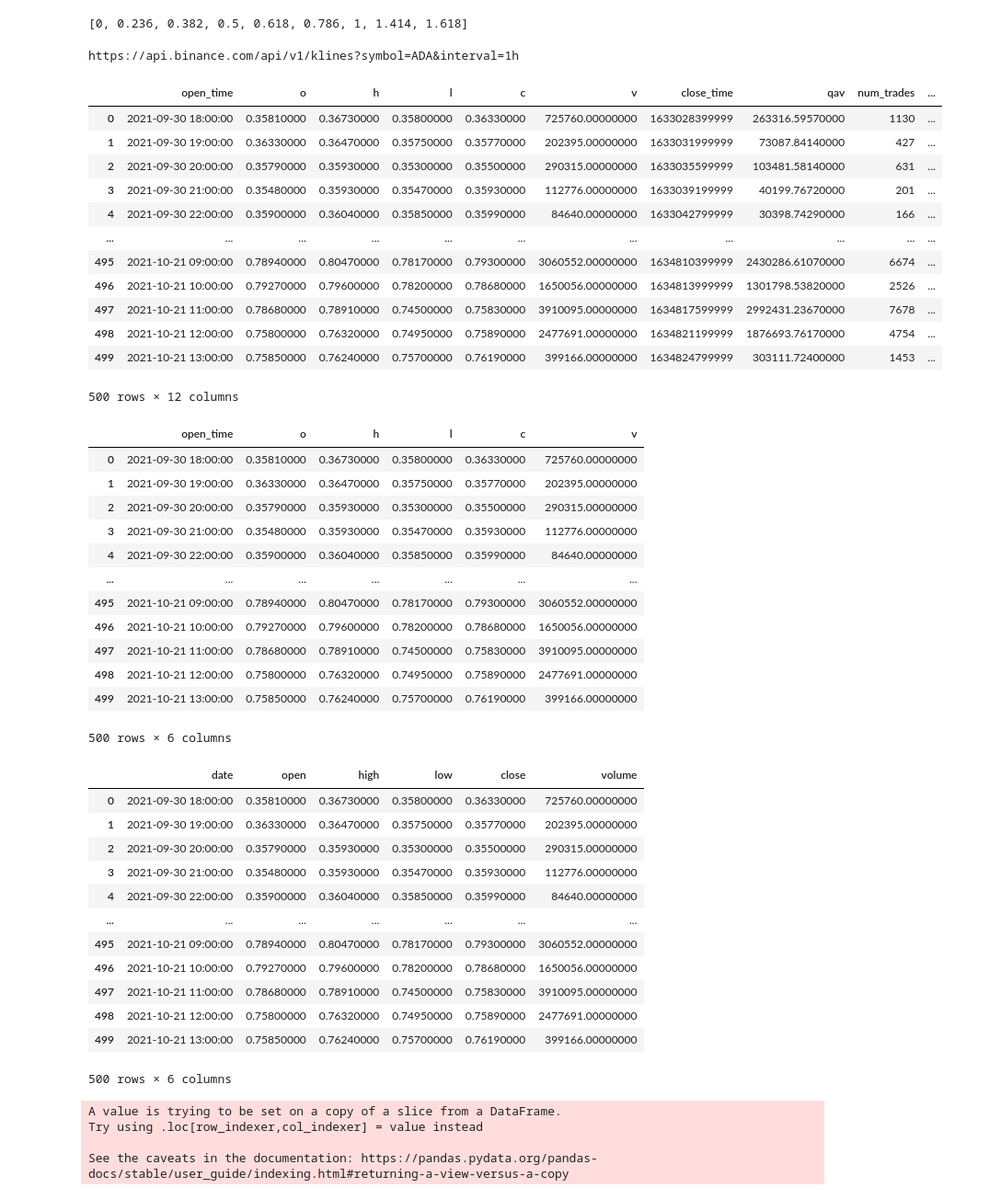
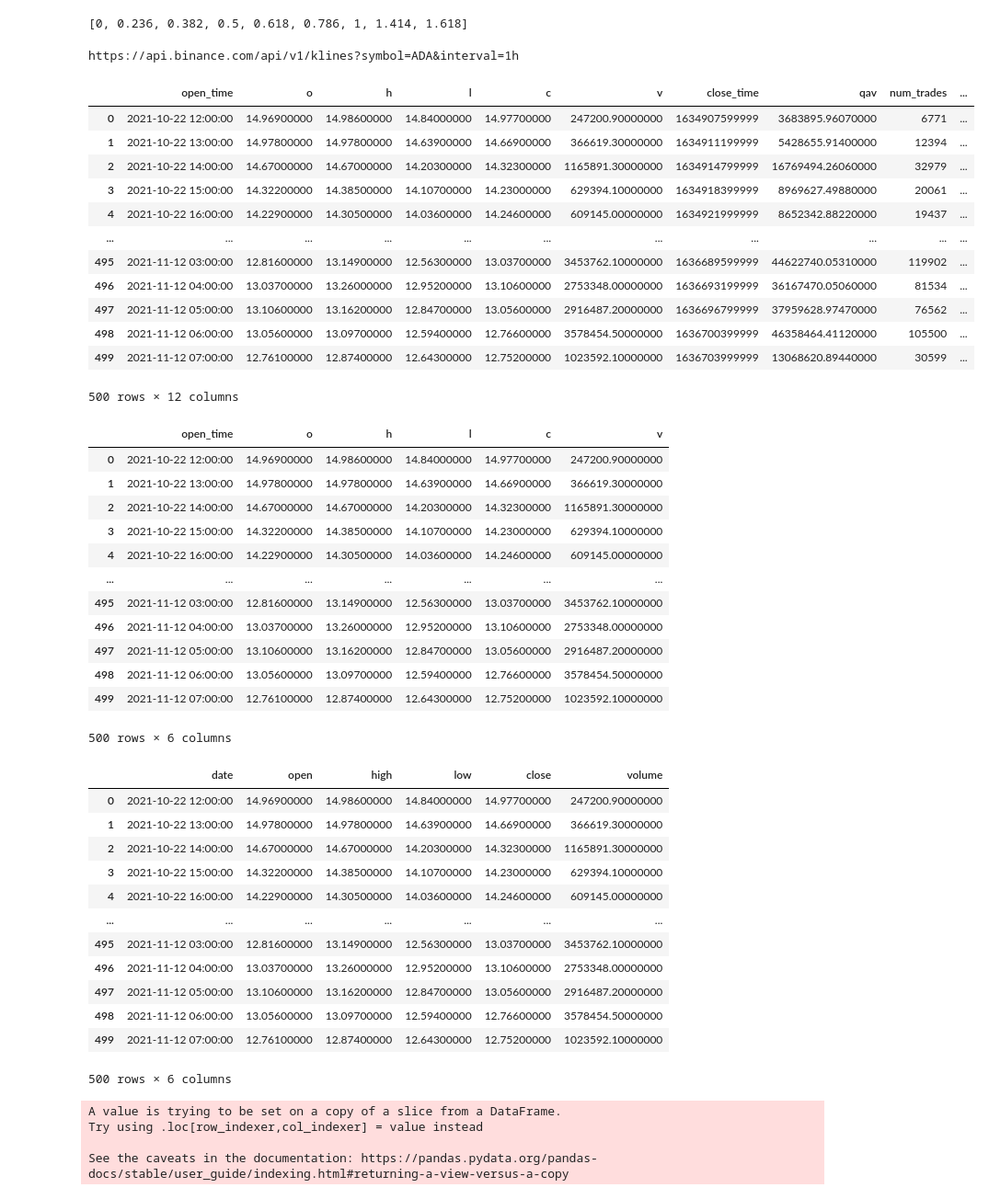
Before and after one commit to hjabbour/ML, a Jupyter notebook: Stochastichlive.ipynb, the cells around one changed output. Shown at 92% size. Drawn from its saved outputs; the diff is of its cells as text; code cells hidden in the pictures.

```diff
--- a/Stochastichlive.ipynb
+++ b/Stochastichlive.ipynb
@@ -54,86 +54,86 @@ ratios
 # %%
 ## get the data
 import os
-symbols= ['KEEPUSDT']
+symbols= ['OMGUSDT']
 live = pd.to_datetime('today')
-start = pd.to_datetime('2020-02-01')
-end = pd.to_datetime('2021-10-21')
+start = pd.to_datetime('2020-01-01')
+end = pd.to_datetime('2021-10-31')
 
 root_url = 'https://api.binance.com/api/v1/klines'
 symbol = 'ADA'
 interval = '1h'
 url = root_url + '?symbol=' + symbol + '&interval=' + interval
 print(url)
 
 
 directory = 'BN-main'
 table = []
 
 
 
         #now = df.close[df.close.idxmax()]
 #get the live price
         #array = filename.split("/")
         #symbol =array[0]+'USDT'
 for symbol in symbols:
         url = root_url + '?symbol=' + symbol + '&interval=' + interval
         data = json.loads(requests.get(url).text)
         dflive = pd.DataFrame(data ,columns =['open_time',
               'o', 'h', 'l', 'c', 'v',
               'close_time', 'qav', 'num_trades',
               'taker_base_vol', 'taker_quote_vol', 'ignore'])
         dflive.open_time = pd.to_datetime(dflive['open_time'],unit='ms')
         dflive=dflive.loc[(dflive.open_time>start)]
 
 dflive
 # %% [output]
 https://api.binance.com/api/v1/klines?symbol=ADA&interval=1h
 |  | open_time | o | h | l | c | v | close_time | qav | num_trades | ... |
-| 0 | 2021-09-30 18:00:00 | 0.35810000 | 0.36730000 | 0.35800000 | 0.36330000 | 725760.00000000 | 1633028399999 | 263316.59570000 | 1130 | ... |
-| 1 | 2021-09-30 19:00:00 | 0.36330000 | 0.36470000 | 0.35750000 | 0.35770000 | 202395.00000000 | 1633031999999 | 73087.84140000 | 427 | ... |
-| 2 | 2021-09-30 20:00:00 | 0.35790000 | 0.35930000 | 0.35300000 | 0.35500000 | 290315.00000000 | 1633035599999 | 103481.58140000 | 631 | ... |
-| 3 | 2021-09-30 21:00:00 | 0.35480000 | 0.35930000 | 0.35470000 | 0.35930000 | 112776.00000000 | 1633039199999 | 40199.76720000 | 201 | ... |
-| 4 | 2021-09-30 22:00:00 | 0.35900000 | 0.36040000 | 0.35850000 | 0.35990000 | 84640.00000000 | 1633042799999 | 30398.74290000 | 166 | ... |
+| 0 | 2021-10-22 12:00:00 | 14.96900000 | 14.98600000 | 14.84000000 | 14.97700000 | 247200.90000000 | 1634907599999 | 3683895.96070000 | 6771 | ... |
+| 1 | 2021-10-22 13:00:00 | 14.97800000 | 14.97800000 | 14.63900000 | 14.66900000 | 366619.30000000 | 1634911199999 | 5428655.91400000 | 12394 | ... |
+| 2 | 2021-10-22 14:00:00 | 14.67000000 | 14.67000000 | 14.20300000 | 14.32300000 | 1165891.30000000 | 1634914799999 | 16769494.26060000 | 32979 | ... |
+| 3 | 2021-10-22 15:00:00 | 14.32200000 | 14.38500000 | 14.10700000 | 14.23000000 | 629394.10000000 | 1634918399999 | 8969627.49880000 | 20061 | ... |
+| 4 | 2021-10-22 16:00:00 | 14.22900000 | 14.30500000 | 14.03600000 | 14.24600000 | 609145.00000000 | 1634921999999 | 8652342.88220000 | 19437 | ... |
 | ... | ... | ... | ... | ... | ... | ... | ... | ... | ... | ... |
-| 495 | 2021-10-21 09:00:00 | 0.78940000 | 0.80470000 | 0.78170000 | 0.79300000 | 3060552.00000000 | 1634810399999 | 2430286.61070000 | 6674 | ... |
-| 496 | 2021-10-21 10:00:00 | 0.79270000 | 0.79600000 | 0.78200000 | 0.78680000 | 1650056.00000000 | 1634813999999 | 1301798.53820000 | 2526 | ... |
-| 497 | 2021-10-21 11:00:00 | 0.78680000 | 0.78910000 | 0.74500000 | 0.75830000 | 3910095.00000000 | 1634817599999 | 2992431.23670000 | 7678 | ... |
-| 498 | 2021-10-21 12:00:00 | 0.75800000 | 0.76320000 | 0.74950000 | 0.75890000 | 2477691.00000000 | 1634821199999 | 1876693.76170000 | 4754 | ... |
-| 499 | 2021-10-21 13:00:00 | 0.75850000 | 0.76240000 | 0.75700000 | 0.76190000 | 399166.00000000 | 1634824799999 | 303111.72400000 | 1453 | ... |
+| 495 | 2021-11-12 03:00:00 | 12.81600000 | 13.14900000 | 12.56300000 | 13.03700000 | 3453762.10000000 | 1636689599999 | 44622740.05310000 | 119902 | ... |
+| 496 | 2021-11-12 04:00:00 | 13.03700000 | 13.26000000 | 12.95200000 | 13.10600000 | 2753348.00000000 | 1636693199999 | 36167470.05060000 | 81534 | ... |
+| 497 | 2021-11-12 05:00:00 | 13.10600000 | 13.16200000 | 12.84700000 | 13.05600000 | 2916487.20000000 | 1636696799999 | 37959628.97470000 | 76562 | ... |
+| 498 | 2021-11-12 06:00:00 | 13.05600000 | 13.09700000 | 12.59400000 | 12.76600000 | 3578454.50000000 | 1636700399999 | 46358464.41120000 | 105500 | ... |
+| 499 | 2021-11-12 07:00:00 | 12.76100000 | 12.87400000 | 12.64300000 | 12.75200000 | 1023592.10000000 | 1636703999999 | 13068620.89440000 | 30599 | ... |
 500 rows × 12 columns
 # %%
 ada15 = dflive[['open_time','o','h','l','c','v']]
 ada15
 # %% [output]
 |  | open_time | o | h | l | c | v |
-| 0 | 2021-09-30 18:00:00 | 0.35810000 | 0.36730000 | 0.35800000 | 0.36330000 | 725760.00000000 |
-| 1 | 2021-09-30 19:00:00 | 0.36330000 | 0.36470000 | 0.35750000 | 0.35770000 | 202395.00000000 |
-| 2 | 2021-09-30 20:00:00 | 0.35790000 | 0.35930000 | 0.35300000 | 0.35500000 | 290315.00000000 |
-| 3 | 2021-09-30 21:00:00 | 0.35480000 | 0.35930000 | 0.35470000 | 0.35930000 | 112776.00000000 |
-| 4 | 2021-09-30 22:00:00 | 0.35900000 | 0.36040000 | 0.35850000 | 0.35990000 | 84640.00000000 |
+| 0 | 2021-10-22 12:00:00 | 14.96900000 | 14.98600000 | 14.84000000 | 14.97700000 | 247200.90000000 |
+| 1 | 2021-10-22 13:00:00 | 14.97800000 | 14.97800000 | 14.63900000 | 14.66900000 | 366619.30000000 |
+| 2 | 2021-10-22 14:00:00 | 14.67000000 | 14.67000000 | 14.20300000 | 14.32300000 | 1165891.30000000 |
+| 3 | 2021-10-22 15:00:00 | 14.32200000 | 14.38500000 | 14.10700000 | 14.23000000 | 629394.10000000 |
+| 4 | 2021-10-22 16:00:00 | 14.22900000 | 14.30500000 | 14.03600000 | 14.24600000 | 609145.00000000 |
 | ... | ... | ... | ... | ... | ... | ... |
-| 495 | 2021-10-21 09:00:00 | 0.78940000 | 0.80470000 | 0.78170000 | 0.79300000 | 3060552.00000000 |
-| 496 | 2021-10-21 10:00:00 | 0.79270000 | 0.79600000 | 0.78200000 | 0.78680000 | 1650056.00000000 |
-| 497 | 2021-10-21 11:00:00 | 0.78680000 | 0.78910000 | 0.74500000 | 0.75830000 | 3910095.00000000 |
-| 498 | 2021-10-21 12:00:00 | 0.75800000 | 0.76320000 | 0.74950000 | 0.75890000 | 2477691.00000000 |
-| 499 | 2021-10-21 13:00:00 | 0.75850000 | 0.76240000 | 0.75700000 | 0.76190000 | 399166.00000000 |
+| 495 | 2021-11-12 03:00:00 | 12.81600000 | 13.14900000 | 12.56300000 | 13.03700000 | 3453762.10000000 |
+| 496 | 2021-11-12 04:00:00 | 13.03700000 | 13.26000000 | 12.95200000 | 13.10600000 | 2753348.00000000 |
+| 497 | 2021-11-12 05:00:00 | 13.10600000 | 13.16200000 | 12.84700000 | 13.05600000 | 2916487.20000000 |
+| 498 | 2021-11-12 06:00:00 | 13.05600000 | 13.09700000 | 12.59400000 | 12.76600000 | 3578454.50000000 |
+| 499 | 2021-11-12 07:00:00 | 12.76100000 | 12.87400000 | 12.64300000 | 12.75200000 | 1023592.10000000 |
 500 rows × 6 columns
 # %%
 ada15.columns=['date','open','high','low','close','volume']
 ada15
 # %% [output]
 |  | date | open | high | low | close | volume |
-| 0 | 2021-09-30 18:00:00 | 0.35810000 | 0.36730000 | 0.35800000 | 0.36330000 | 725760.00000000 |
-| 1 | 2021-09-30 19:00:00 | 0.36330000 | 0.36470000 | 0.35750000 | 0.35770000 | 202395.00000000 |
-| 2 | 2021-09-30 20:00:00 | 0.35790000 | 0.35930000 | 0.35300000 | 0.35500000 | 290315.00000000 |
-| 3 | 2021-09-30 21:00:00 | 0.35480000 | 0.35930000 | 0.35470000 | 0.35930000 | 112776.00000000 |
-| 4 | 2021-09-30 22:00:00 | 0.35900000 | 0.36040000 | 0.35850000 | 0.35990000 | 84640.00000000 |
+| 0 | 2021-10-22 12:00:00 | 14.96900000 | 14.98600000 | 14.84000000 | 14.97700000 | 247200.90000000 |
+| 1 | 2021-10-22 13:00:00 | 14.97800000 | 14.97800000 | 14.63900000 | 14.66900000 | 366619.30000000 |
+| 2 | 2021-10-22 14:00:00 | 14.67000000 | 14.67000000 | 14.20300000 | 14.32300000 | 1165891.30000000 |
+| 3 | 2021-10-22 15:00:00 | 14.32200000 | 14.38500000 | 14.10700000 | 14.23000000 | 629394.10000000 |
+| 4 | 2021-10-22 16:00:00 | 14.22900000 | 14.30500000 | 14.03600000 | 14.24600000 | 609145.00000000 |
 | ... | ... | ... | ... | ... | ... | ... |
-| 495 | 2021-10-21 09:00:00 | 0.78940000 | 0.80470000 | 0.78170000 | 0.79300000 | 3060552.00000000 |
-| 496 | 2021-10-21 10:00:00 | 0.79270000 | 0.79600000 | 0.78200000 | 0.78680000 | 1650056.00000000 |
-| 497 | 2021-10-21 11:00:00 | 0.78680000 | 0.78910000 | 0.74500000 | 0.75830000 | 3910095.00000000 |
-| 498 | 2021-10-21 12:00:00 | 0.75800000 | 0.76320000 | 0.74950000 | 0.75890000 | 2477691.00000000 |
-| 499 | 2021-10-21 13:00:00 | 0.75850000 | 0.76240000 | 0.75700000 | 0.76190000 | 399166.00000000 |
+| 495 | 2021-11-12 03:00:00 | 12.81600000 | 13.14900000 | 12.56300000 | 13.03700000 | 3453762.10000000 |
+| 496 | 2021-11-12 04:00:00 | 13.03700000 | 13.26000000 | 12.95200000 | 13.10600000 | 2753348.00000000 |
+| 497 | 2021-11-12 05:00:00 | 13.10600000 | 13.16200000 | 12.84700000 | 13.05600000 | 2916487.20000000 |
+| 498 | 2021-11-12 06:00:00 | 13.05600000 | 13.09700000 | 12.59400000 | 12.76600000 | 3578454.50000000 |
+| 499 | 2021-11-12 07:00:00 | 12.76100000 | 12.87400000 | 12.64300000 | 12.75200000 | 1023592.10000000 |
 500 rows × 6 columns
 # %%
 start = pd.to_datetime('2021-01-01')
```
Also changed, not shown: parts of 6 cells of this notebook, 2 other files.
